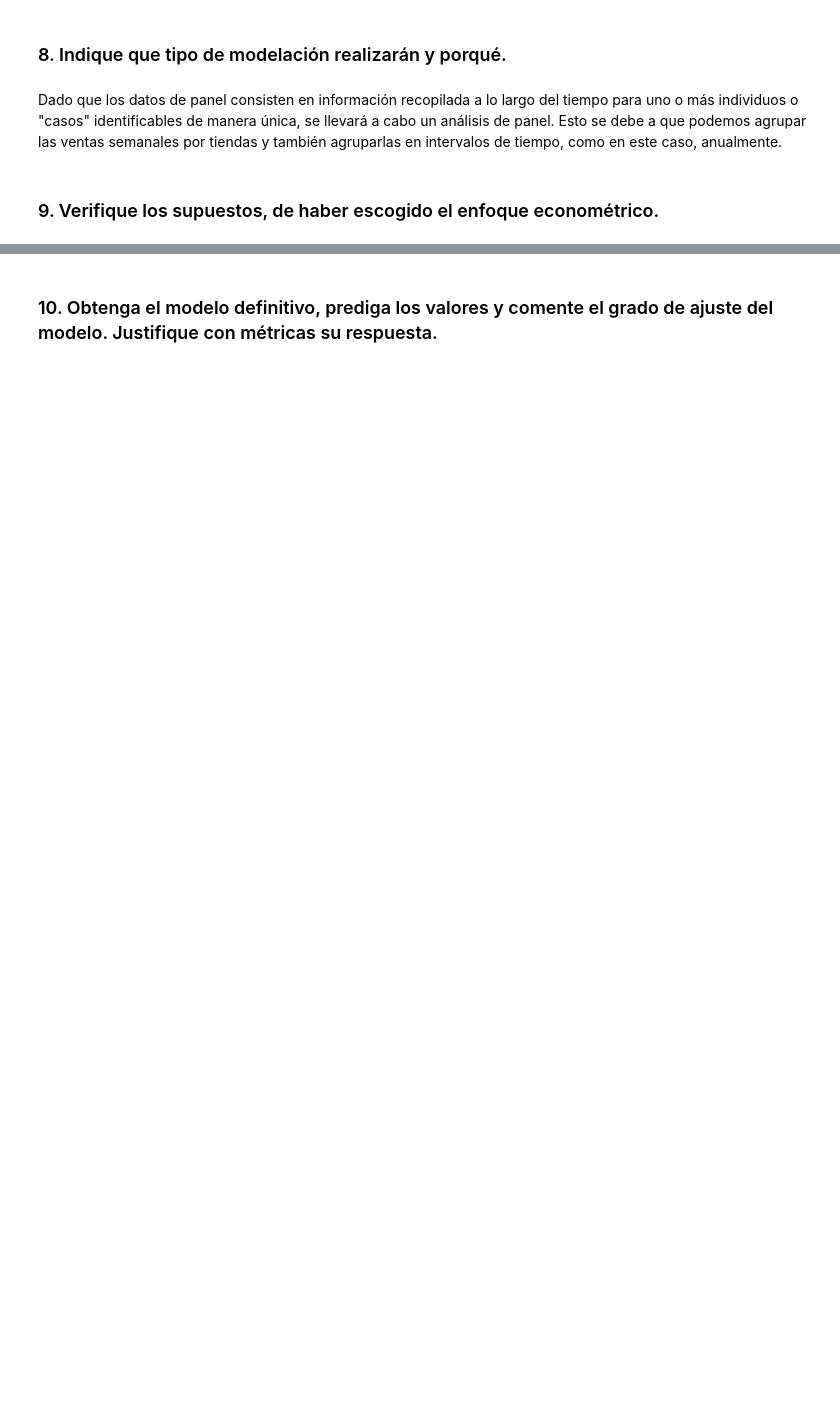
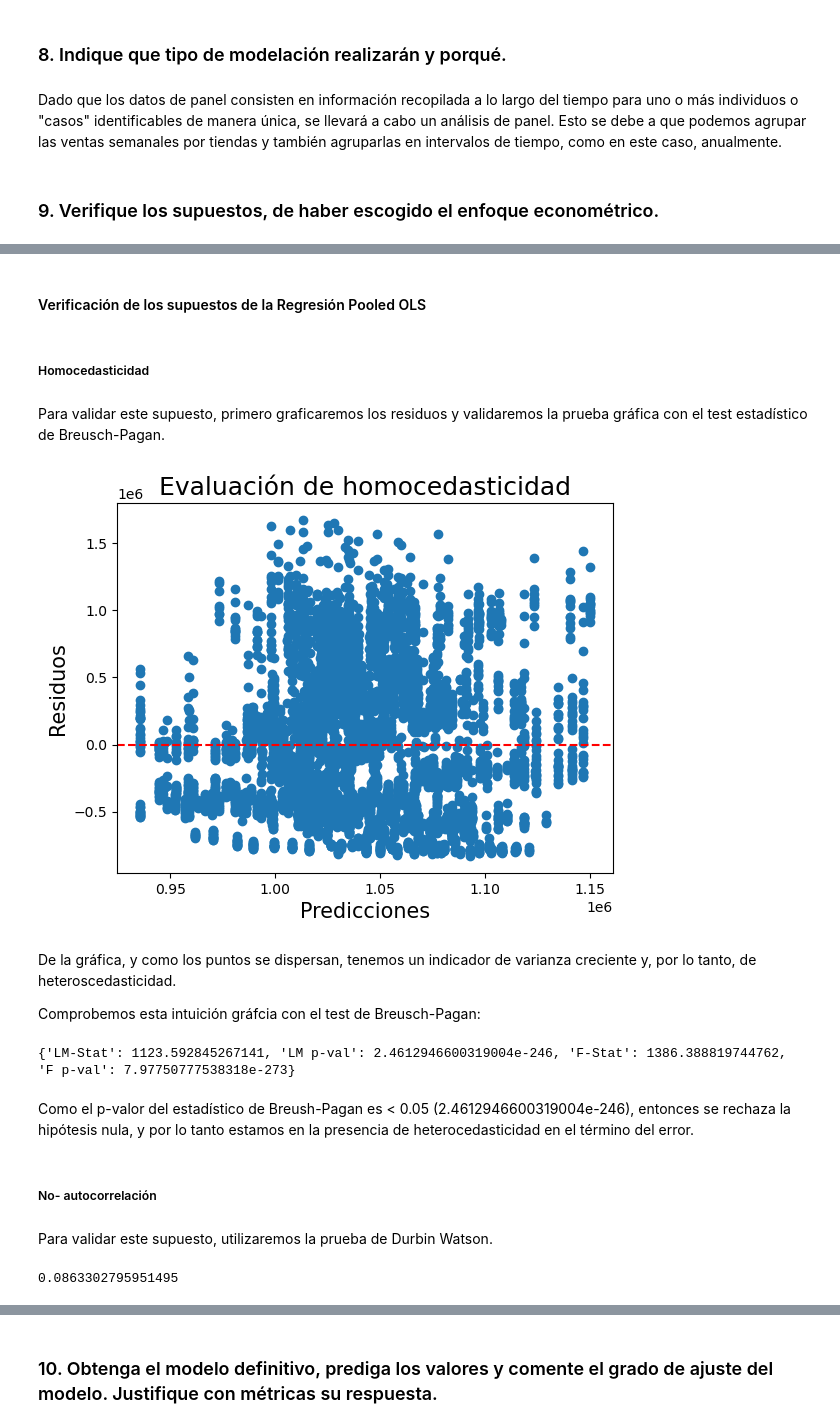
Before and after one commit to aberazo011296/S4-CASOPRACTICO-BDDFINAL, a Jupyter notebook: S4- CASO PRACTICO-BDD FINAL_Equipo3.ipynb, the cells around one changed output, grey strips where cells are left out. Saved outputs shown, nothing was run; the diff lists cells and outputs as text; code cells hidden in the pictures; blank space fills up the shorter version.

```diff
--- a/S4- CASO PRACTICO-BDD FINAL_Equipo3.ipynb
+++ b/S4- CASO PRACTICO-BDD FINAL_Equipo3.ipynb
@@ -314,0 +342,3 @@ Dado que los datos de panel consisten en información recopilada a lo largo del
+# %%
+anios = df.index.get_level_values('anio').to_list()
+df['anio'] = pd.Categorical(anios)
@@ -314,0 +352,3 @@ Dado que los datos de panel consisten en información recopilada a lo largo del
+# %%
+X = sm.tools.tools.add_constant(df.desempleo)
+y = df.ventas_semanales
@@ -314,0 +372,7 @@ Dado que los datos de panel consisten en información recopilada a lo largo del
+# %%
+modelo1 = PooledOLS(y, X)
+resultados_pooled_OLS = modelo1.fit(cov_type='clustered', cluster_entity=True)
+# %%
+# Store values for checking homoskedasticity graphically
+predicciones_pooled_OLS = resultados_pooled_OLS.predict().fitted_values
+residuos_pooled_OLS = resultados_pooled_OLS.resids
@@ -314,0 +411,40 @@ Dado que los datos de panel consisten en información recopilada a lo largo del
+# %% [markdown]
+#### Verificación de los supuestos de la Regresión Pooled OLS
+# %% [markdown]
+##### Homocedasticidad
+# %% [markdown]
+Para validar este supuesto, primero graficaremos los residuos y validaremos la prueba gráfica con el test estadístico de  Breusch-Pagan.
+# %%
+fig, ax = plt.subplots()
+ax.scatter(predicciones_pooled_OLS, residuos_pooled_OLS)
+ax.axhline(0, color = 'r', ls = '--')
+ax.set_xlabel('Predicciones', fontsize = 15)
+ax.set_ylabel('Residuos', fontsize = 15)
+ax.set_title('Evaluación de homocedasticidad', fontsize = 18)
+plt.show()
+# %% [output]
+[figure, added]
+# %% [markdown]
+De la gráfica, y como los puntos se dispersan, tenemos un indicador de varianza creciente y, por lo tanto, de heteroscedasticidad.
+
+Comprobemos esta intuición gráfcia con el test de Breusch-Pagan:
+# %%
+from statsmodels.stats.diagnostic import het_breuschpagan
+
+pooled_OLS_df = pd.concat([df, residuos_pooled_OLS], axis=1)
+pooled_OLS_df = pooled_OLS_df.drop(['anio'], axis = 1).fillna(0)
+X_ = sm.tools.tools.add_constant(df['ventas_semanales']).fillna(0)
+
+pooled_OLS_df
+
+breusch_pagan = het_breuschpagan(pooled_OLS_df.residual, X_)
+labels = ['LM-Stat', 'LM p-val', 'F-Stat', 'F p-val']
+print(dict(zip(labels, breusch_pagan)))
+# %% [output]
+{'LM-Stat': 1123.592845267141, 'LM p-val': 2.4612946600319004e-246, 'F-Stat': 1386.388819744762, 'F p-val': 7.97750777538318e-273}
+# %% [markdown]
+Como el p-valor del estadístico de Breush-Pagan es < 0.05 (2.4612946600319004e-246), entonces se rechaza la hipótesis nula, y por lo tanto estamos en la presencia de heterocedasticidad en el término del error.
+# %% [markdown]
+##### No- autocorrelación
+# %% [markdown]
+Para validar este supuesto, utilizaremos la prueba de Durbin Watson.
@@ -314,0 +453,5 @@ Dado que los datos de panel consisten en información recopilada a lo largo del
+# %%
+durbin_watson = durbin_watson(pooled_OLS_df.residual)
+print(durbin_watson)
+# %% [output]
+0.0863302795951495
```
Also changed, not shown: parts of 21 cells of this notebook.
